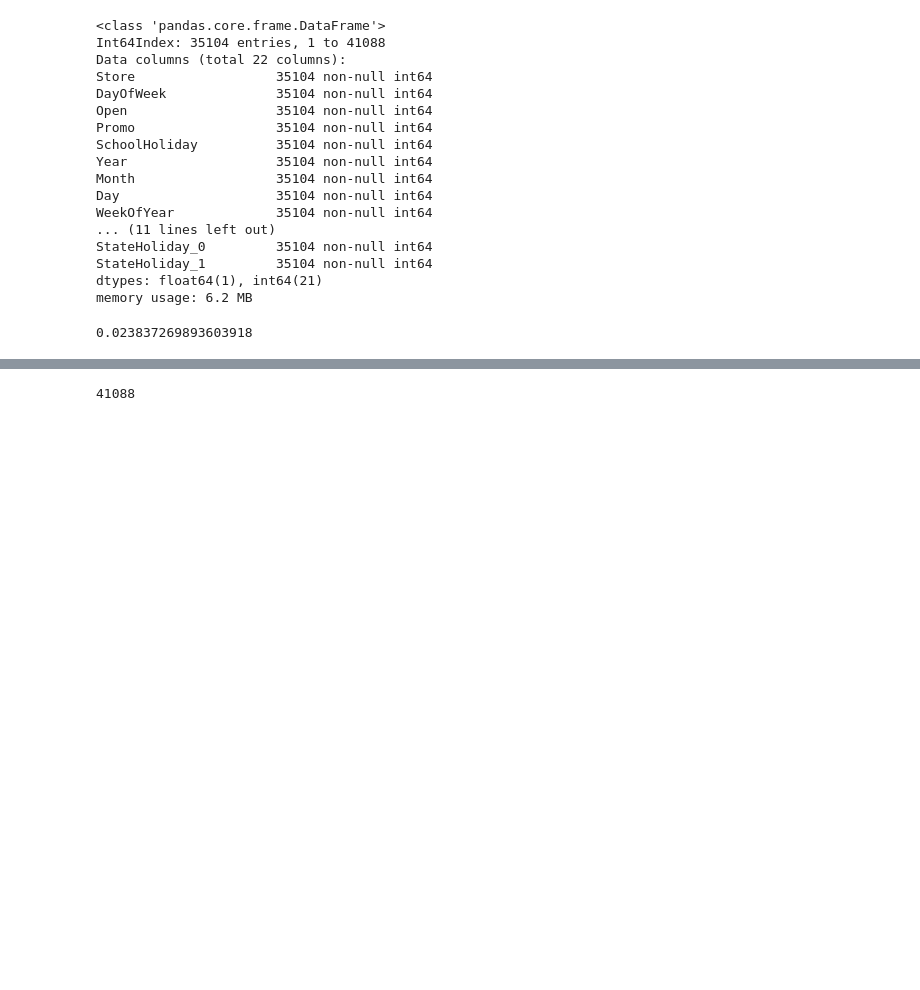
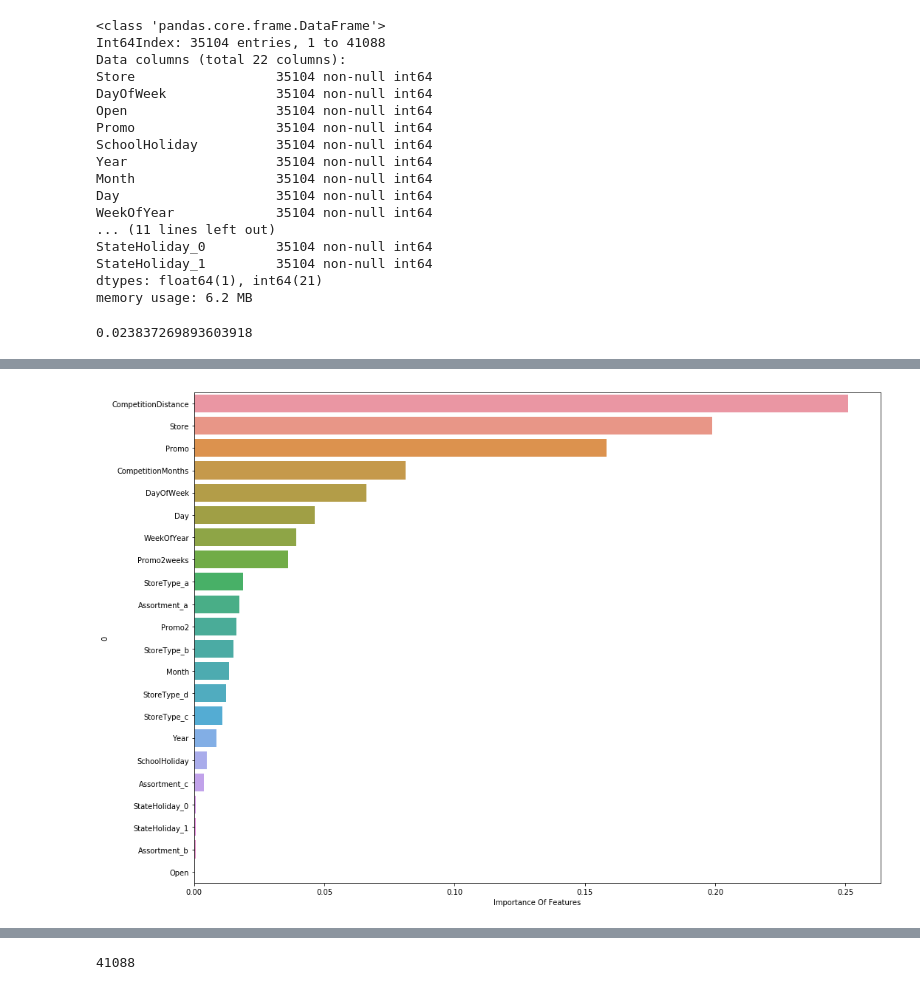
Before and after one commit to alxbj/RossmannStoreSales-1, a Jupyter notebook: Rossman_zlq.ipynb, the cells around one changed output, grey strips where cells are left out. Cells and saved outputs as stored; diff of their text form; code cells hidden in the pictures; blank space fills up the shorter version.

```diff
--- a/Rossman_zlq.ipynb
+++ b/Rossman_zlq.ipynb
@@ -316,3 +316,16 @@ rf_rmspe
+# %%
+rf_importance =sorted(zip(X_train, map(lambda x: round(x, 4),RF_alpha.feature_importances_)),key=operator.itemgetter(1), reverse=True)
+# %%
+rf_feature_import = pd.DataFrame(rf_importance)
+# %%
+f, ax = plt.subplots(figsize=(15, 10))
+
+sns.barplot(x=rf_feature_import[1], y=rf_feature_import[0], orient='h')
+ax.set_xlabel("Importance Of Features")
+plt.tight_layout()
+plt.show()
+# %% [output]
+[figure, added]
 # %%
 %%time
 #使用GridSearchCV进行调优
```
Also changed, not shown: parts of 19 cells of this notebook, 1 other file.
